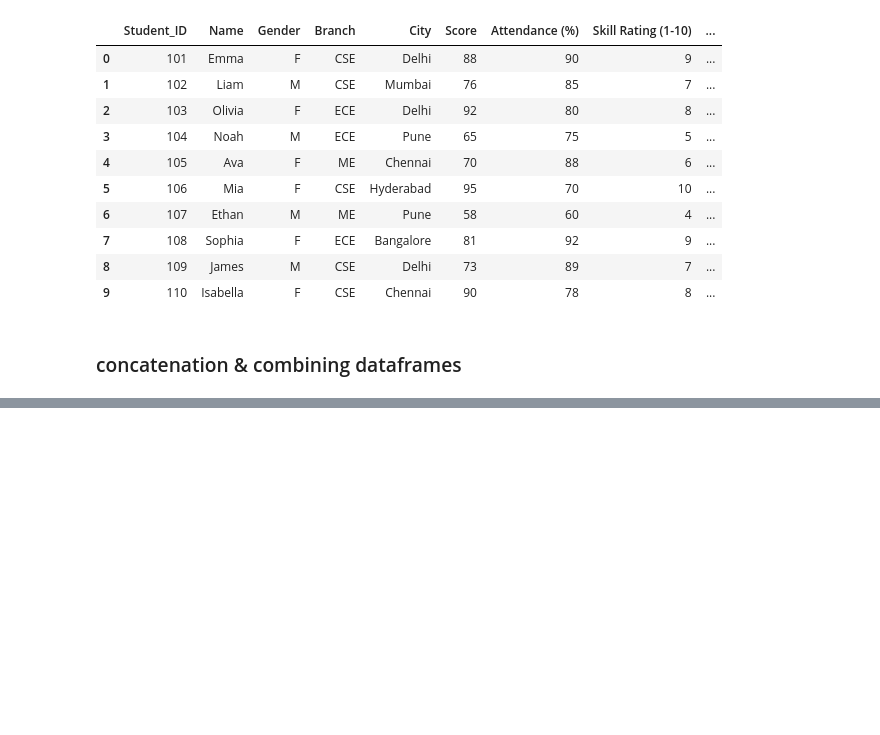
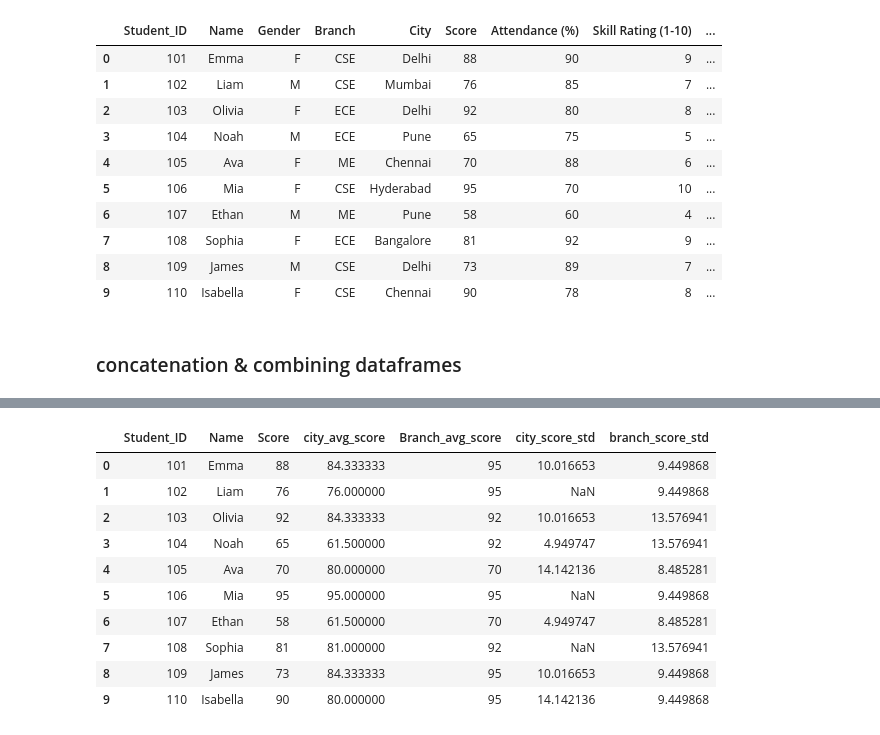
Before and after one commit to Thameempp/Data-analysis, a Jupyter notebook: Data_Handling/pandas.ipynb, the cells around one changed output, grey strips where cells are left out. Saved outputs shown, nothing was run; the diff lists cells and outputs as text; code cells hidden in the pictures; blank space fills up the shorter version.

```diff
--- a/Data_Handling/pandas.ipynb
+++ b/Data_Handling/pandas.ipynb
@@ -935,0 +1008,19 @@ df['city_score_std'] = df.groupby('City')['Score'].transform('std')
+# %%
+# column-wise concatenation
+features = df[['city_avg_score', 'Branch_avg_score',
+               'city_score_std', 'branch_score_std']]
+
+df_new = pd.concat([df[['Student_ID', 'Name', 'Score']], features], axis=1)
+df_new
+# %% [output]
+|  | Student_ID | Name | Score | city_avg_score | Branch_avg_score | city_score_std | branch_score_std |
+| 0 | 101 | Emma | 88 | 84.333333 | 95 | 10.016653 | 9.449868 |
+| 1 | 102 | Liam | 76 | 76.000000 | 95 | NaN | 9.449868 |
+| 2 | 103 | Olivia | 92 | 84.333333 | 92 | 10.016653 | 13.576941 |
+| 3 | 104 | Noah | 65 | 61.500000 | 92 | 4.949747 | 13.576941 |
+| 4 | 105 | Ava | 70 | 80.000000 | 70 | 14.142136 | 8.485281 |
+| 5 | 106 | Mia | 95 | 95.000000 | 95 | NaN | 9.449868 |
+| 6 | 107 | Ethan | 58 | 61.500000 | 70 | 4.949747 | 8.485281 |
+| 7 | 108 | Sophia | 81 | 81.000000 | 92 | NaN | 13.576941 |
+| 8 | 109 | James | 73 | 84.333333 | 95 | 10.016653 | 9.449868 |
+| 9 | 110 | Isabella | 90 | 80.000000 | 95 | 14.142136 | 9.449868 |
```
Also changed, not shown: parts of 8 cells of this notebook, 1 other file.
